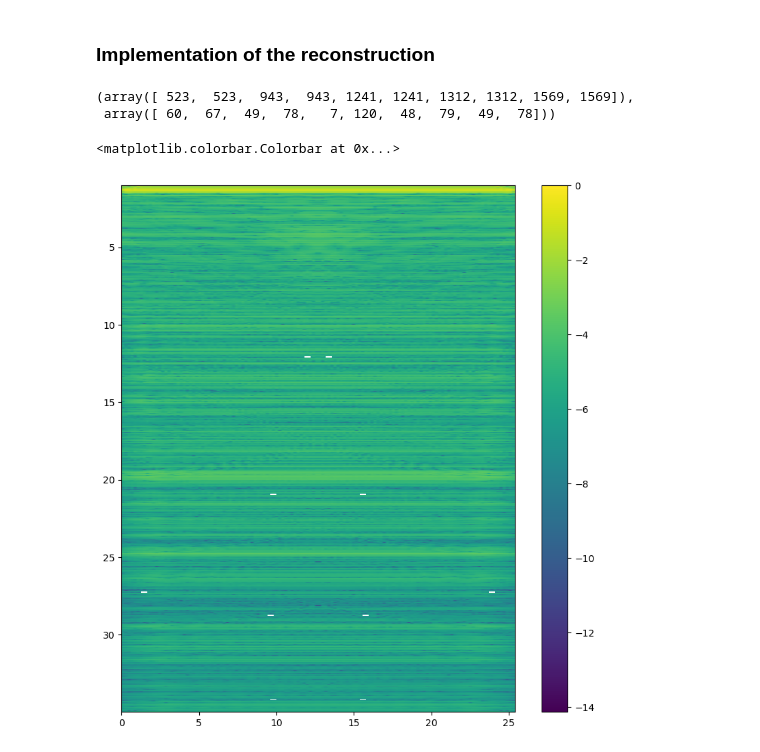
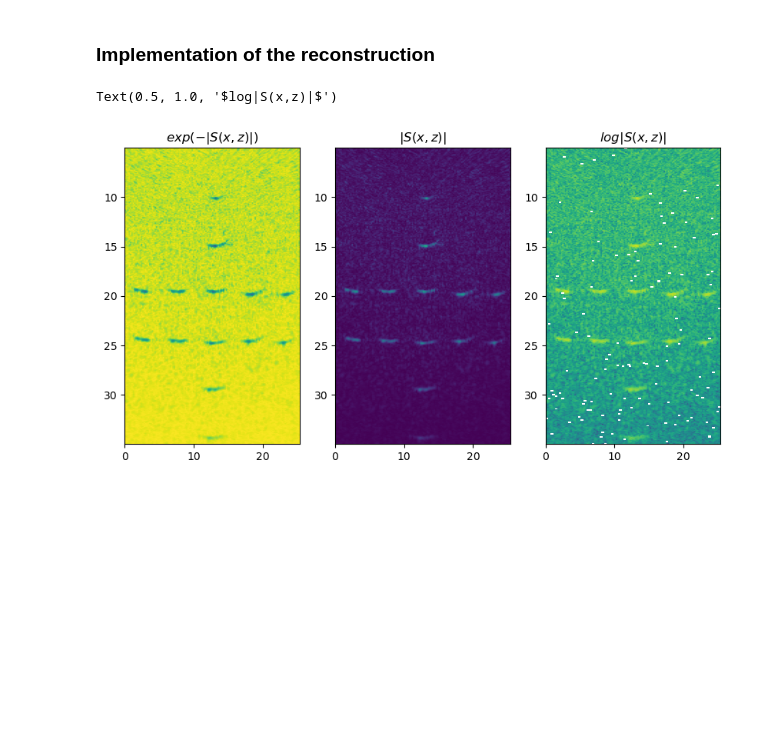
Before and after one commit to MalekSalah/Imagerie-medicale-beamforming-, a Jupyter notebook: notebooks/beamforming.ipynb, the cells around one changed output. Cells and saved outputs as stored; diff of their text form; code cells hidden in the pictures; blank space fills up the shorter version.

Commit message:
Fix beamforming algorithm, and add plots

```diff
--- a/notebooks/beamforming.ipynb
+++ b/notebooks/beamforming.ipynb
@@ -67,31 +58,34 @@ def travel_time_idx(x, x1, z, c = c0):
 # %%
 # set imaging domain
-Imaging_domain = Z[(Z>1) & (Z<35)]
+Imaging_domain = Z[(Z>5) & (Z<35)]
 
 S = np.zeros((len(Imaging_domain), len(X)))
 X_elts = X
 
 for i in range(len(Imaging_domain)):
      for j in range(len(X)):
-        x, z = X[j], Imaging_domain[i] # Current imaging point
-        Tau = travel_time(x, X_elts , z) # Time for wave to travel from element at x to imaging point to element at x1
-        Tau_discrete = np.round(Tau * param['RxFreq']).astype(int) # Discretize the time
+        x, z = X[j], Imaging_domain[i]
 
-        RF_contributions = RF[Tau_discrete,:]
-        S[i,j] = np.sum(RF_contributions)
+        Tau_discrete = travel_time_idx(x, X_elts, z) # Discretize the time
+        contribution_indices = (Tau_discrete, np.arange(len(X_elts))) # Indices of the RF data that contribute to the imaging point
+
+        S[i,j] = np.sum(RF[contribution_indices])
 
 S_abs = np.abs(S)
 S_abs = S_abs / np.max(S_abs)
-np.where(S_abs == 0)
-# %% [output]
-(array([ 523,  523,  943,  943, 1241, 1241, 1312, 1312, 1569, 1569]),
- array([ 60,  67,  49,  78,   7, 120,  48,  79,  49,  78]))
-# %%
-# Plot the surface S = S(x, z)
-import matplotlib.pyplot as plt
-plt.figure(figsize=(10, 10))
-plt.imshow(np.log(S_abs), extent=[X[0], X[-1], Imaging_domain[-1], Imaging_domain[0]])
-plt.colorbar()
-# %% [output]
-<matplotlib.colorbar.Colorbar at 0x...>
-[figure, removed]
+# %%
+import matplotlib.pyplot as plt
+# set figure size
+plt.rcParams['figure.figsize'] = [10, 5]
+figure, axis = plt.subplots(1, 3)
+axis[0].imshow(np.exp(-S_abs), extent=[X[0], X[-1], Imaging_domain[-1], Imaging_domain[0]], aspect='auto')
+axis[0].set_title("$exp(-|S(x,z)|)$")
+
+axis[1].imshow(S_abs, extent=[X[0], X[-1], Imaging_domain[-1], Imaging_domain[0]], aspect='auto')
+axis[1].set_title("$|S(x,z)|$")
+
+axis[2].imshow(np.log(S_abs), extent=[X[0], X[-1], Imaging_domain[-1], Imaging_domain[0]], aspect='auto')
+axis[2].set_title("$log|S(x,z)|$")
+# %% [output]
+Text(0.5, 1.0, '$log|S(x,z)|$')
+[figure, added]
```
Also changed, not shown: parts of 1 cell of this notebook.
